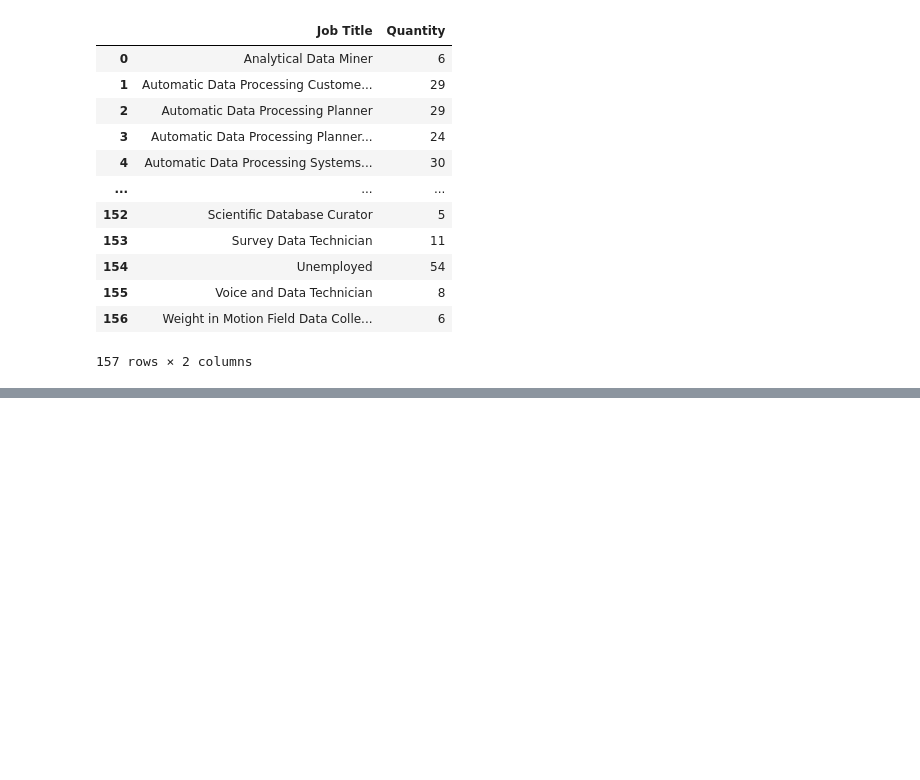
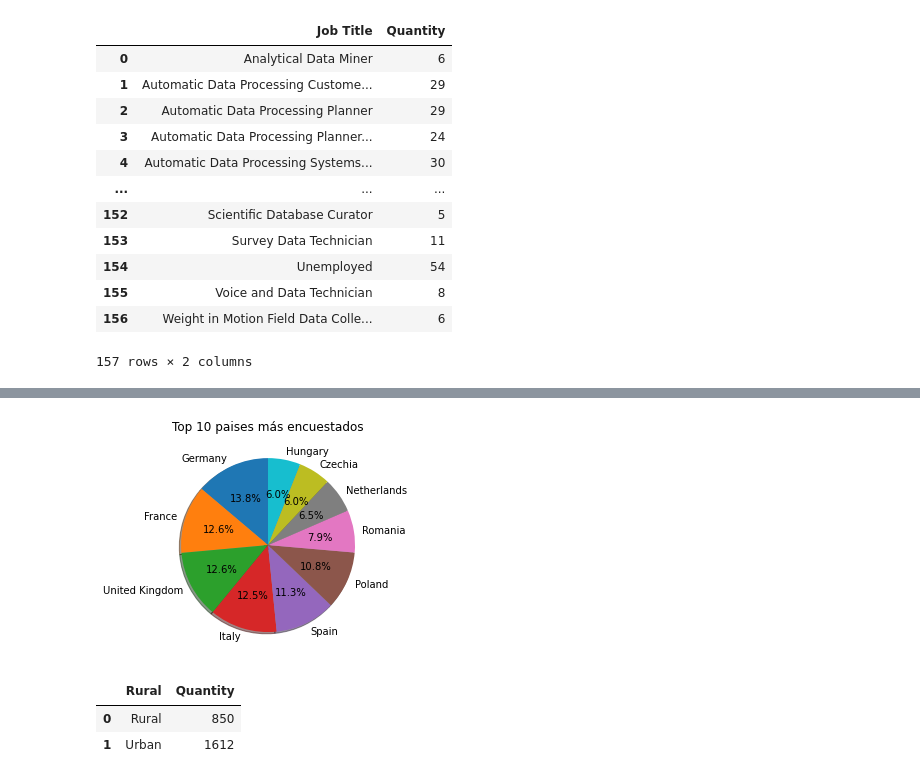
Before and after one commit to JaimeGarciaVel/ih_datamadpt1120_project_m1, a Jupyter notebook: your code/first_look.ipynb, the cells around one changed output, grey strips where cells are left out. Cells and saved outputs as stored; diff of their text form; code cells hidden in the pictures; blank space fills up the shorter version.

```diff
--- a/your code/first_look.ipynb
+++ b/your code/first_look.ipynb
@@ -508,0 +501,3 @@ plt.show()
+# %%
+df_2=df_merge.groupby(['Country'])["Quantity"].count().reset_index()
+df_2
@@ -508,0 +522,16 @@ plt.show()
+# %%
+df_max2=df_2.nlargest(10, "Quantity")
+# %%
+plt.pie(df_max2["Quantity"], labels=df_max2["Country"],
+        autopct='%1.1f%%', shadow=True, startangle=90)
+plt.title('Top 10 paises más encuestados')
+plt.show()
+# %% [output]
+[figure, added]
+# %%
+df_3=df_merge.groupby(['Rural'])["Quantity"].count().reset_index()
+df_3
+# %% [output]
+|  | Rural | Quantity |
+| 0 | Rural | 850 |
+| 1 | Urban | 1612 |
```
Also changed, not shown: parts of 5 cells of this notebook.
